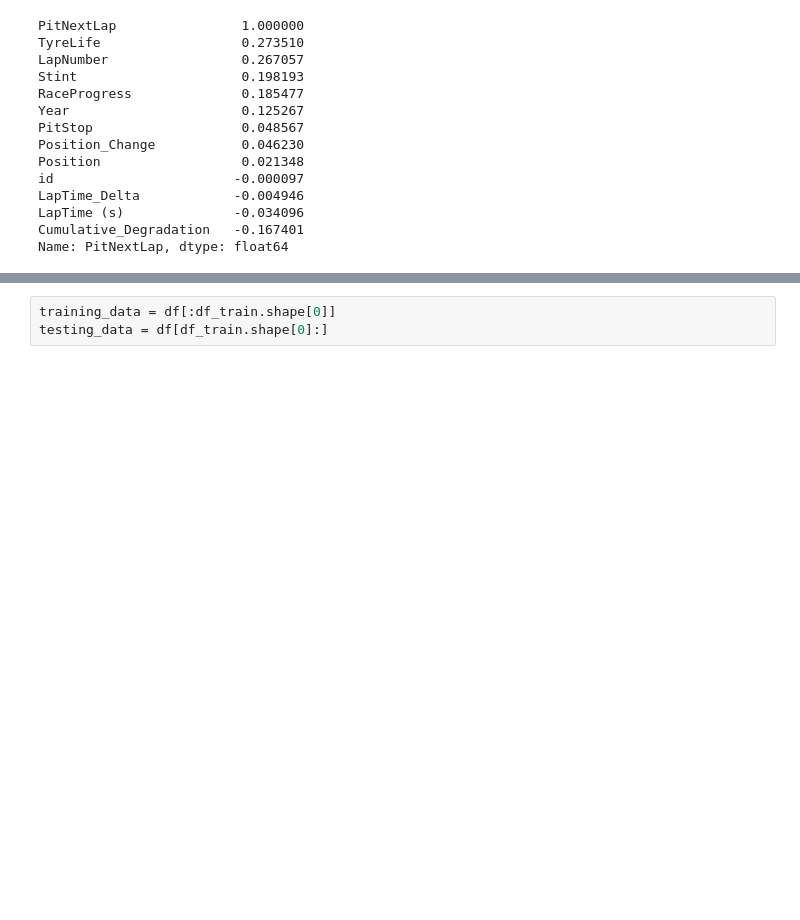
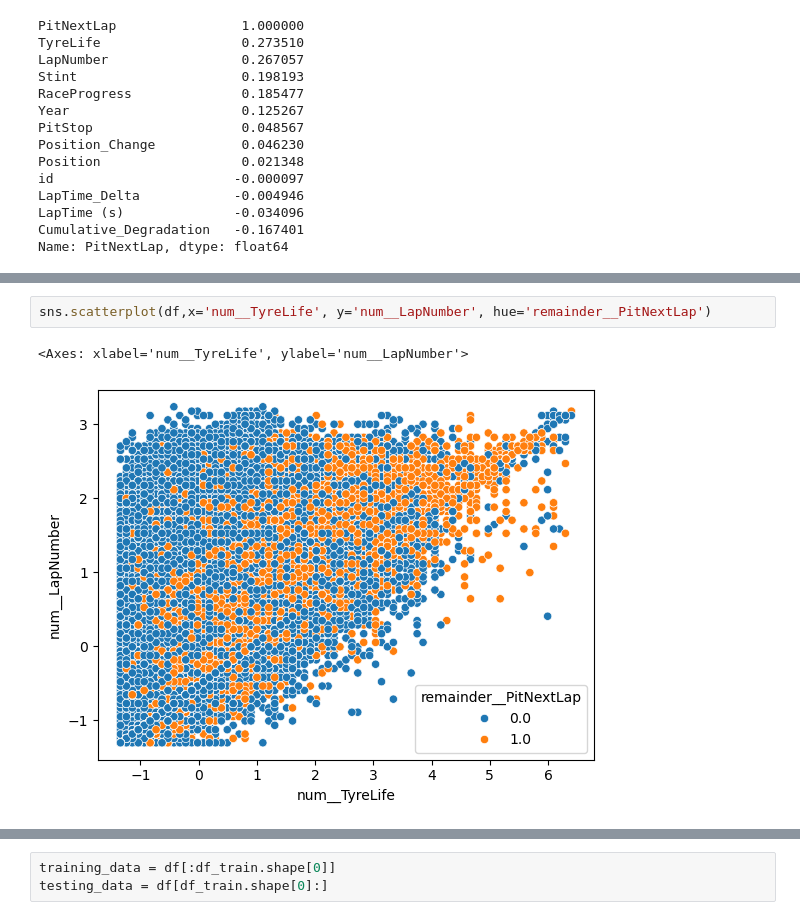
Before and after one commit to Orlandovpjunior/kaggle, a Jupyter notebook: f1PitStops/notebook.ipynb, the cells around one changed output, grey strips where cells are left out. Cells and saved outputs as stored; diff of their text form; blank space fills up the shorter version.

```diff
--- a/f1PitStops/notebook.ipynb
+++ b/f1PitStops/notebook.ipynb
@@ -179,0 +317,5 @@ df.head()
+# %%
+sns.scatterplot(df,x='num__TyreLife', y='num__LapNumber', hue='remainder__PitNextLap')
+# %% [output]
+<Axes: xlabel='num__TyreLife', ylabel='num__LapNumber'>
+[figure, added]
```
Also changed, not shown: parts of 48 cells of this notebook, 7 other files.
